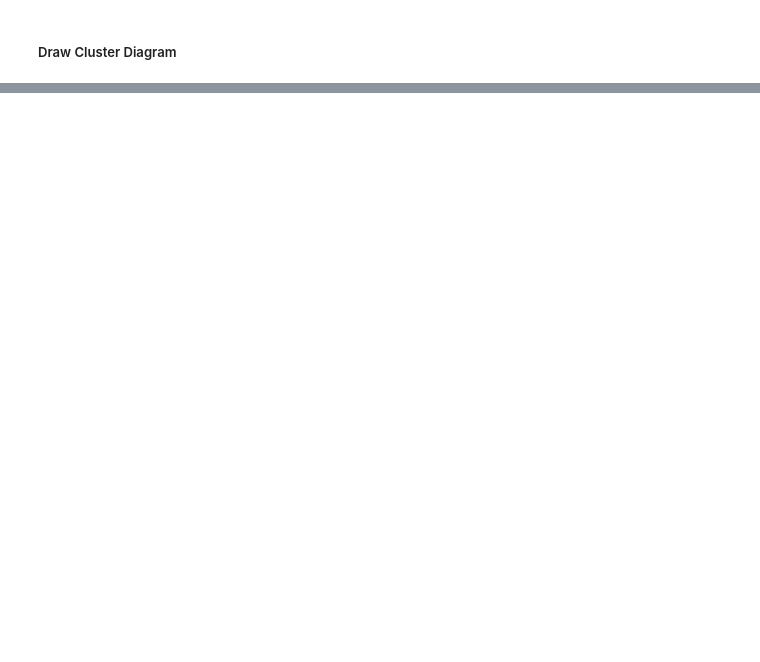
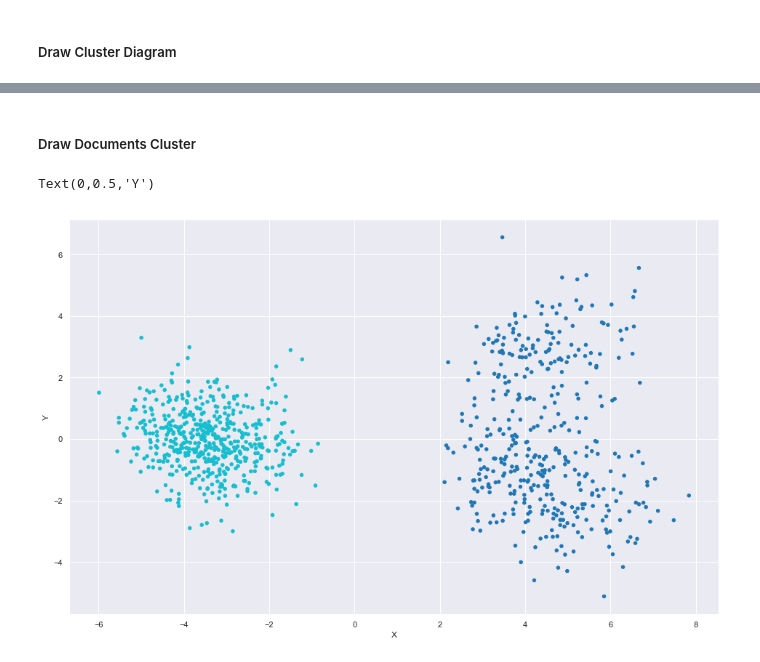
Before and after one commit to kadriansyah/notebook, a Jupyter notebook: alodokter-doc2vec-article/articles-train.ipynb, the cells around one changed output, grey strips where cells are left out. Drawn from its saved outputs; the diff is of its cells as text; code cells hidden in the pictures; blank space fills up the shorter version.

```diff
--- a/alodokter-doc2vec-article/articles-train.ipynb
+++ b/alodokter-doc2vec-article/articles-train.ipynb
@@ -233,5 +342,13 @@ load model done
 # %%
 # create dictionary doc-id to cluster-id
 docs_clusters = {(idx, cluster) for idx, cluster in enumerate(clusters)}
+
+clusters_docs = {}
+for item in docs_clusters:
+    if item[1] in clusters_docs.keys():
+        clusters_docs[item[1]].append(item[0])
+    else:
+        clusters_docs[item[1]] = []
+        clusters_docs[item[1]].append(item[0])
 # %% [markdown]
 ##### Draw Cluster Diagram
@@ -245,0 +418,23 @@ for i in range(0,n_clusters):
+# %% [markdown]
+##### Draw Documents Cluster
+# %%
+cluster_A = 0
+cluster_B = 3
+X = [model.docvecs[i] for i in clusters_docs[cluster_A]] + [model.docvecs[i] for i in clusters_docs[cluster_B]]
+
+Y = kmeans.predict(X)
+pca_result = PCA(n_components=2).fit_transform(X)
+
+ax = plt.figure(figsize=(16,10)).gca()
+ax.scatter(
+    x=pca_result[:,0],
+    y=pca_result[:,1],
+    c=Y,
+    s=20,
+    cmap='tab10'
+)
+ax.set_xlabel('X')
+ax.set_ylabel('Y')
+# %% [output]
+Text(0,0.5,'Y')
+[figure, added]
```
Also changed, not shown: parts of 13 cells of this notebook.
